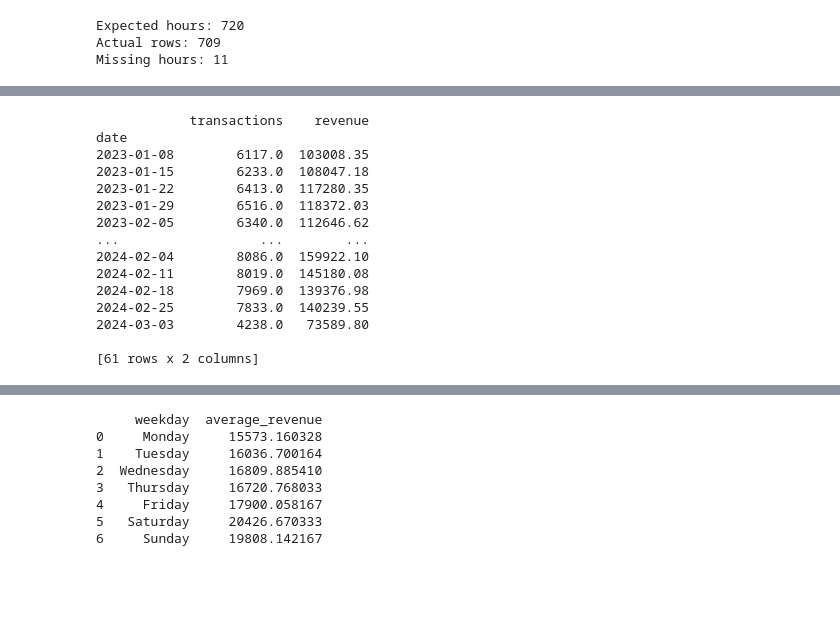
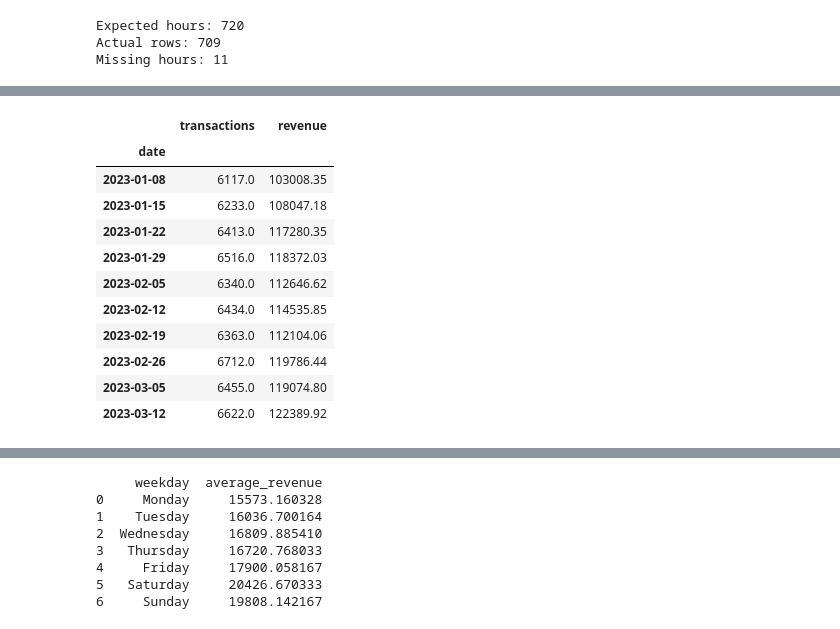
Before and after one commit to nigusadmas/AAU-DataScience_-_AI-Enginner-Projects, a Jupyter notebook: Time-Series/Time-Series-Data-Wrangling.ipynb, the cells around one changed output, grey strips where cells are left out. Saved outputs shown, nothing was run; the diff lists cells and outputs as text; code cells hidden in the pictures; blank space fills up the shorter version.

```diff
--- a/Time-Series/Time-Series-Data-Wrangling.ipynb
+++ b/Time-Series/Time-Series-Data-Wrangling.ipynb
@@ -237,32 +310,22 @@ store_spined["expanding_mean"] = (
 # %%
 # Part D — Aggregating to Different Frequencies
 # Q16. Daily → Weekly
-
-weekly = (
-    store_spined
-    .resample("W")
-    .agg(
+weekly = (store_spined.resample("W").agg(
         transactions=("transactions", "sum"),
-        revenue=("revenue", "sum")
-    )
-)
-
-print(weekly)
+        revenue=("revenue", "sum")))
+weekly.head(10)
 # %% [output]
-            transactions    revenue
-date
-2023-01-08        6117.0  103008.35
-2023-01-15        6233.0  108047.18
-2023-01-22        6413.0  117280.35
-2023-01-29        6516.0  118372.03
-2023-02-05        6340.0  112646.62
-...                  ...        ...
-2024-02-04        8086.0  159922.10
-2024-02-11        8019.0  145180.08
-2024-02-18        7969.0  139376.98
-2024-02-25        7833.0  140239.55
-2024-03-03        4238.0   73589.80
-
-[61 rows x 2 columns]
+|  | transactions | revenue |
+| date |  |  |
+| 2023-01-08 | 6117.0 | 103008.35 |
+| 2023-01-15 | 6233.0 | 108047.18 |
+| 2023-01-22 | 6413.0 | 117280.35 |
+| 2023-01-29 | 6516.0 | 118372.03 |
+| 2023-02-05 | 6340.0 | 112646.62 |
+| 2023-02-12 | 6434.0 | 114535.85 |
+| 2023-02-19 | 6363.0 | 112104.06 |
+| 2023-02-26 | 6712.0 | 119786.44 |
+| 2023-03-05 | 6455.0 | 119074.80 |
+| 2023-03-12 | 6622.0 | 122389.92 |
 # %%
 # Q17. Average Transaction Value
```
Also changed, not shown: parts of 19 cells of this notebook, 1 other file.
